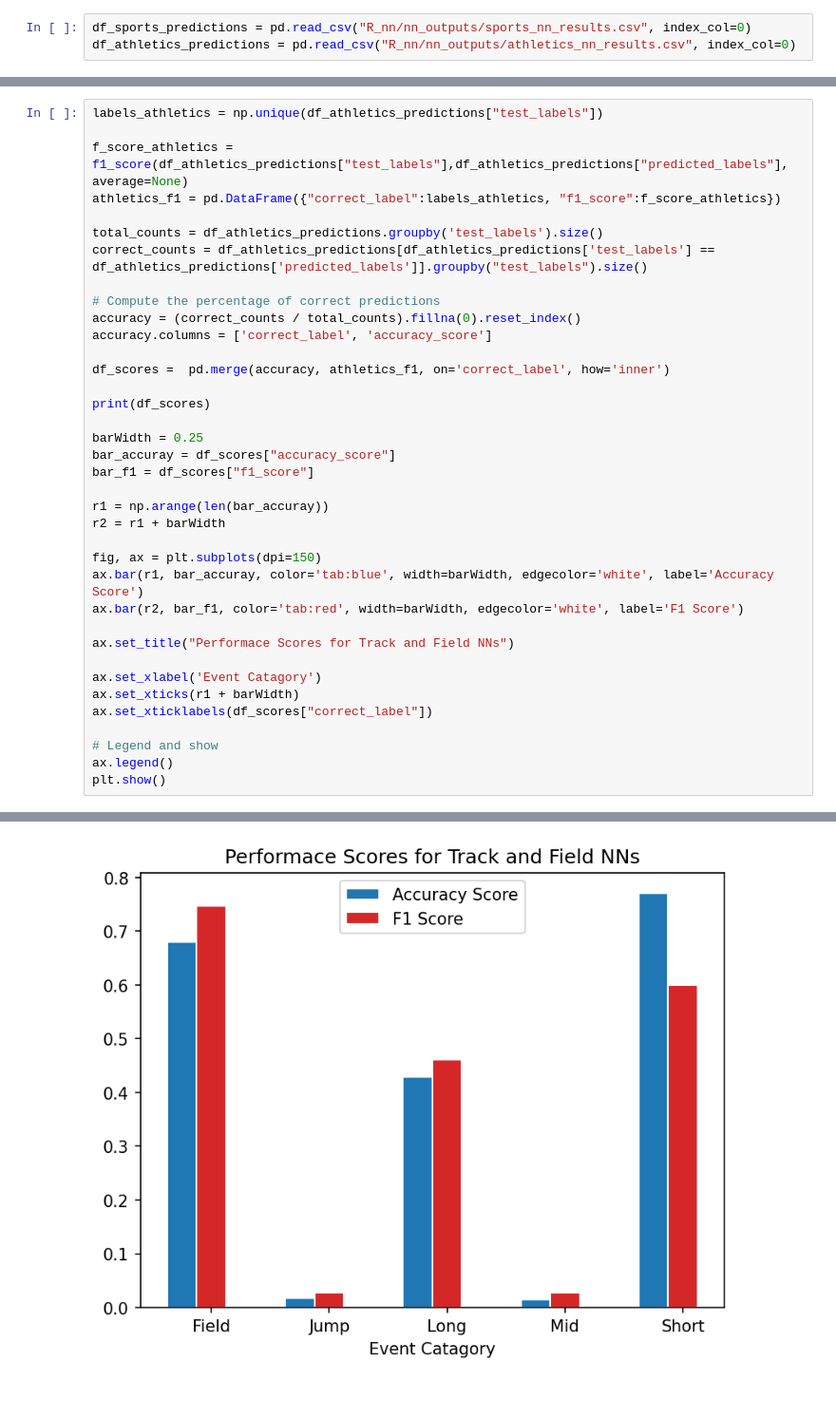
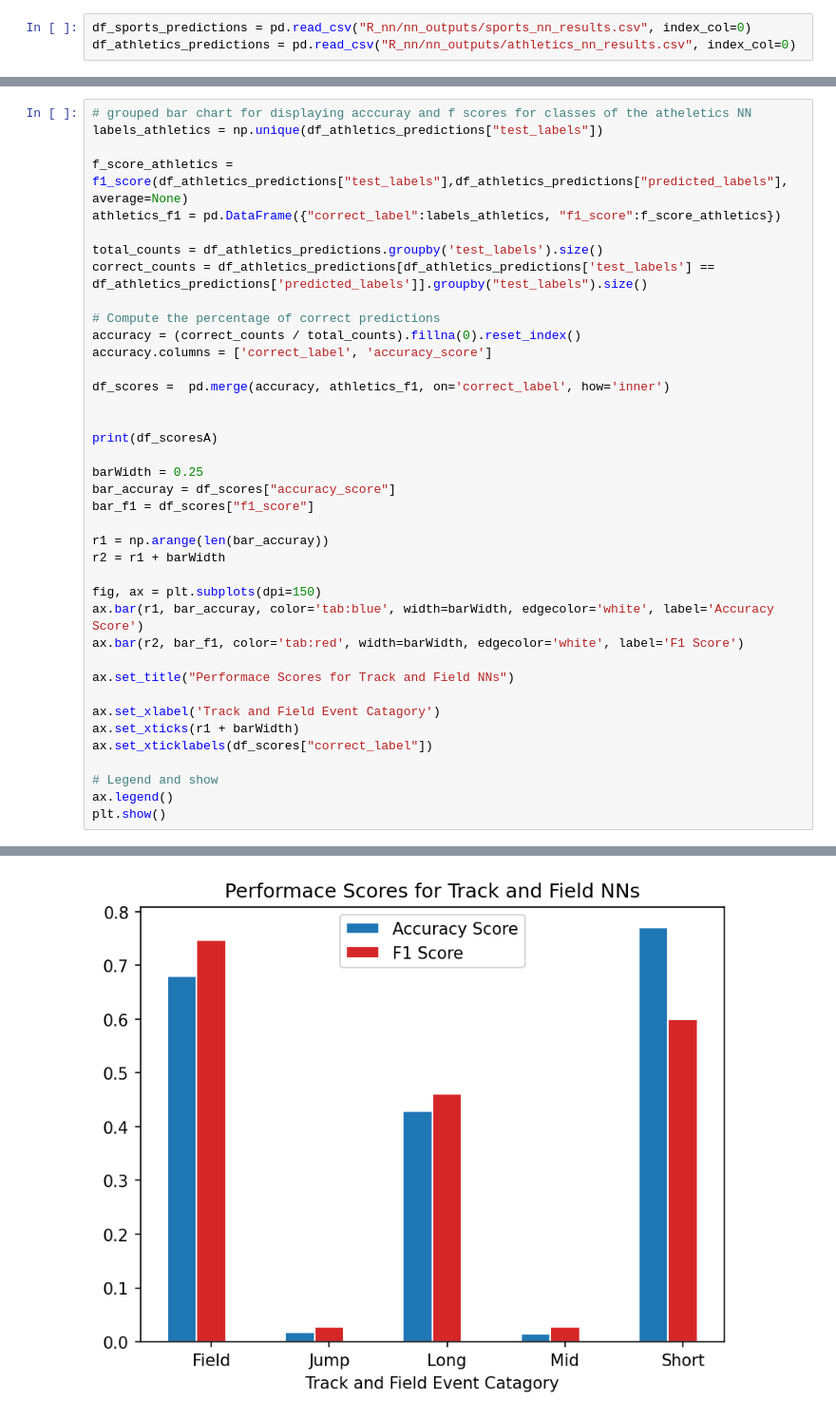
Before and after one commit to avaduggan/ML4420_project, a Jupyter notebook: R_nn_vis_results.ipynb, the cells around one changed output, grey strips where cells are left out. Shown at 95% size. Saved outputs shown, nothing was run; the diff lists cells and outputs as text.

```diff
--- a/R_nn_vis_results.ipynb
+++ b/R_nn_vis_results.ipynb
@@ -134,6 +93,7 @@ plt.show()
 4      Swimming        0.874314  0.623690
 [figure]
 # %%
+# grouped bar chart for displaying acccuray and f scores for classes of the atheletics NN
 labels_athletics = np.unique(df_athletics_predictions["test_labels"])
 
 f_score_athletics = f1_score(df_athletics_predictions["test_labels"],df_athletics_predictions["predicted_labels"], average=None)
@@ -148,33 +108,34 @@ accuracy.columns = ['correct_label', 'accuracy_score']
 
 df_scores =  pd.merge(accuracy, athletics_f1, on='correct_label', how='inner')
 
-print(df_scores)
+
+print(df_scoresA)
 
 barWidth = 0.25
 bar_accuray = df_scores["accuracy_score"]
 bar_f1 = df_scores["f1_score"]
 
 r1 = np.arange(len(bar_accuray))
 r2 = r1 + barWidth
 
 fig, ax = plt.subplots(dpi=150)
 ax.bar(r1, bar_accuray, color='tab:blue', width=barWidth, edgecolor='white', label='Accuracy Score')
 ax.bar(r2, bar_f1, color='tab:red', width=barWidth, edgecolor='white', label='F1 Score')
 
 ax.set_title("Performace Scores for Track and Field NNs")
 
-ax.set_xlabel('Event Catagory')
+ax.set_xlabel('Track and Field Event Catagory')
 ax.set_xticks(r1 + barWidth)
 ax.set_xticklabels(df_scores["correct_label"])
 
 # Legend and show
 ax.legend()
 plt.show()
 # %% [output]
   correct_label  accuracy_score  f1_score
 0         Field        0.680266   0.74646
 1          Jump        0.017087   0.02722
 2          Long        0.428763   0.46165
 3           Mid        0.015064   0.02714
 4         Short        0.770378   0.59968
-[figure, old version]
+[figure, new version]
```
Also changed, not shown: parts of 18 cells of this notebook, 2 other files.
